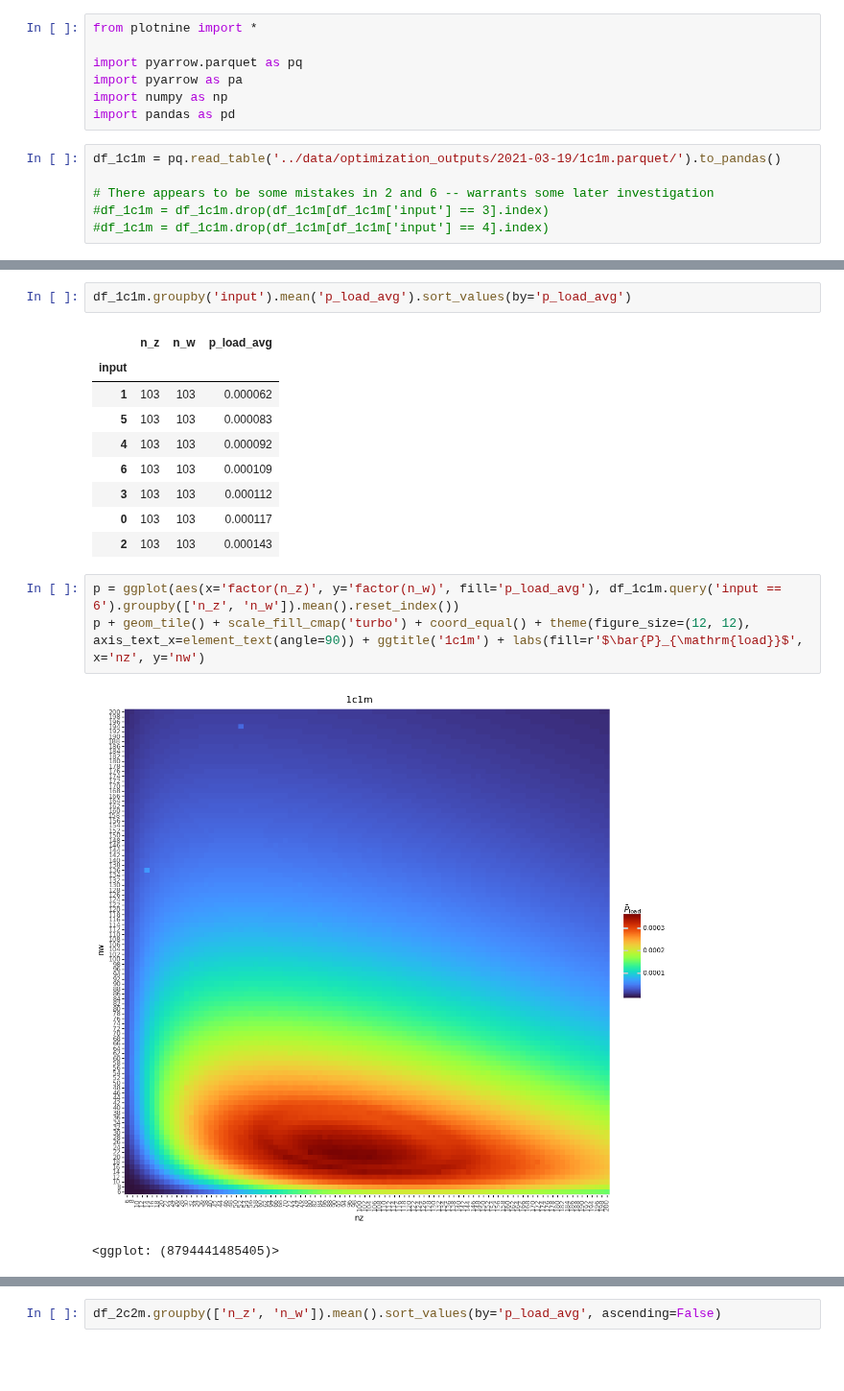
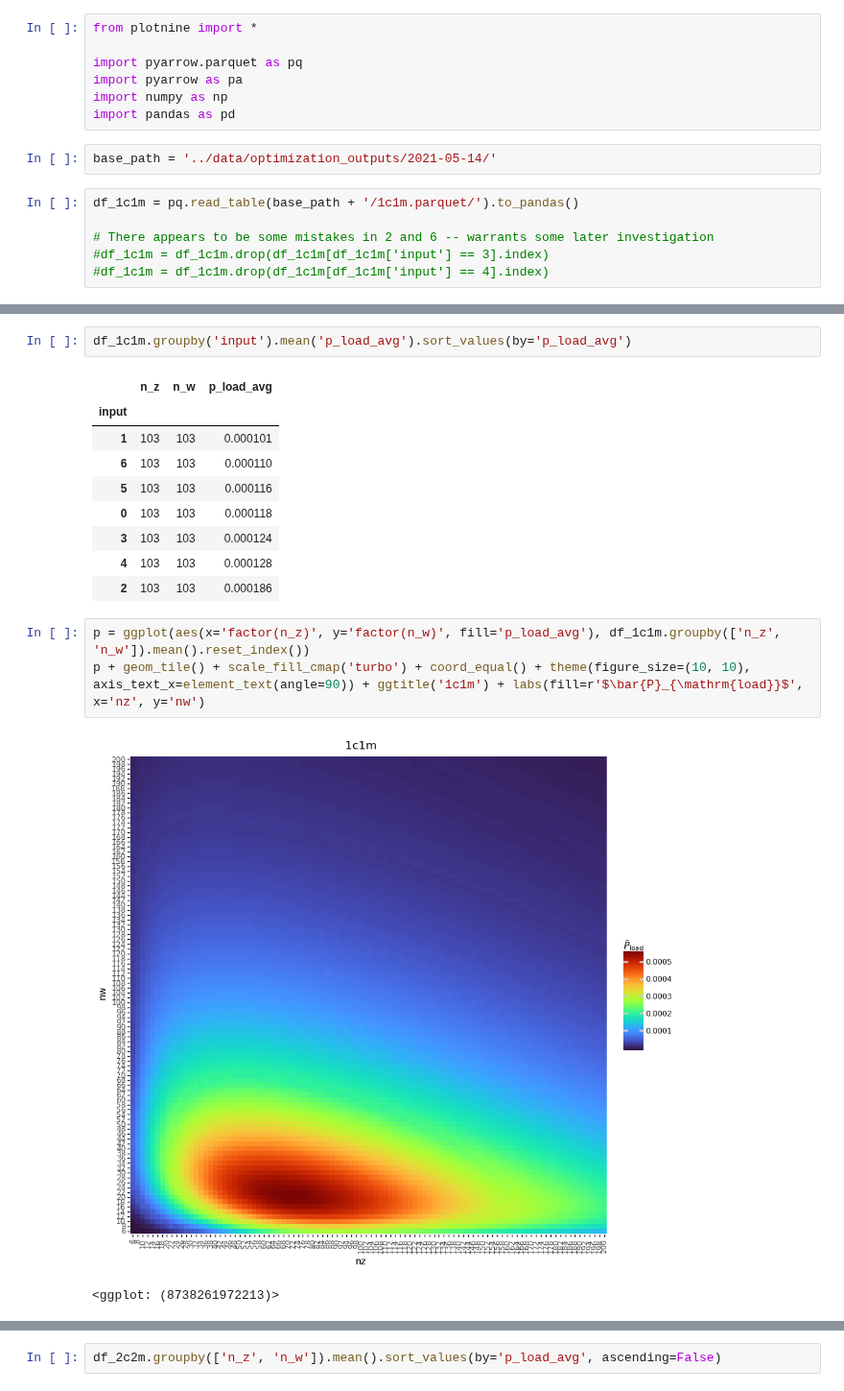
Before and after one commit to mnicstruwig/FlexibleFluxSimulator, a Jupyter notebook: experiments/2020-11-05-Optimization-Results-Anaylsis.ipynb, the cells around one changed output, grey strips where cells are left out. Shown at 96% size. Saved outputs shown, nothing was run; the diff lists cells and outputs as text; blank space fills up the shorter version.

```diff
--- a/experiments/2020-11-05-Optimization-Results-Anaylsis.ipynb
+++ b/experiments/2020-11-05-Optimization-Results-Anaylsis.ipynb
@@ -5,8 +5,10 @@ import pyarrow.parquet as pq
 import pyarrow as pa
 import numpy as np
 import pandas as pd
+# %%
+base_path = '../data/optimization_outputs/2021-05-14/'
 # %%
-df_1c1m = pq.read_table('../data/optimization_outputs/2021-03-19/1c1m.parquet/').to_pandas()
+df_1c1m = pq.read_table(base_path + '/1c1m.parquet/').to_pandas()
 
 # There appears to be some mistakes in 2 and 6 -- warrants some later investigation
 #df_1c1m = df_1c1m.drop(df_1c1m[df_1c1m['input'] == 3].index)
@@ -20,16 +32,16 @@ df_1c1m.groupby('input').mean('p_load_avg').sort_values(by='p_load_avg')
 # %% [output]
 |  | n_z | n_w | p_load_avg |
 | input |  |  |  |
-| 1 | 103 | 103 | 0.000062 |
-| 5 | 103 | 103 | 0.000083 |
-| 4 | 103 | 103 | 0.000092 |
-| 6 | 103 | 103 | 0.000109 |
-| 3 | 103 | 103 | 0.000112 |
-| 0 | 103 | 103 | 0.000117 |
-| 2 | 103 | 103 | 0.000143 |
+| 1 | 103 | 103 | 0.000101 |
+| 6 | 103 | 103 | 0.000110 |
+| 5 | 103 | 103 | 0.000116 |
+| 0 | 103 | 103 | 0.000118 |
+| 3 | 103 | 103 | 0.000124 |
+| 4 | 103 | 103 | 0.000128 |
+| 2 | 103 | 103 | 0.000186 |
 # %%
-p = ggplot(aes(x='factor(n_z)', y='factor(n_w)', fill='p_load_avg'), df_1c1m.query('input == 6').groupby(['n_z', 'n_w']).mean().reset_index())
-p + geom_tile() + scale_fill_cmap('turbo') + coord_equal() + theme(figure_size=(12, 12), axis_text_x=element_text(angle=90)) + ggtitle('1c1m') + labs(fill=r'$\bar{P}_{\mathrm{load}}$', x='nz', y='nw')
+p = ggplot(aes(x='factor(n_z)', y='factor(n_w)', fill='p_load_avg'), df_1c1m.groupby(['n_z', 'n_w']).mean().reset_index())
+p + geom_tile() + scale_fill_cmap('turbo') + coord_equal() + theme(figure_size=(10, 10), axis_text_x=element_text(angle=90)) + ggtitle('1c1m') + labs(fill=r'$\bar{P}_{\mathrm{load}}$', x='nz', y='nw')
 # %% [output]
-[figure, old version]
+[figure, new version]
-<ggplot: (8794441485405)>
+<ggplot: (8738261972213)>
```
Also changed, not shown: parts of 14 cells of this notebook, 2 other files.
